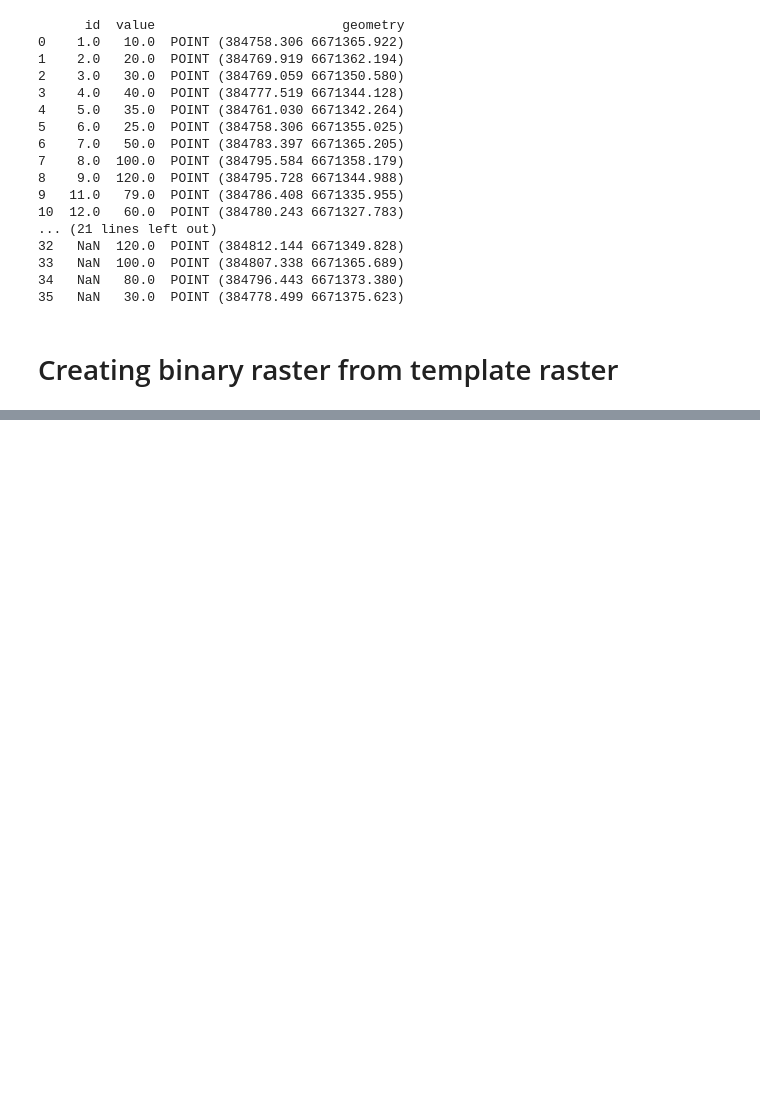
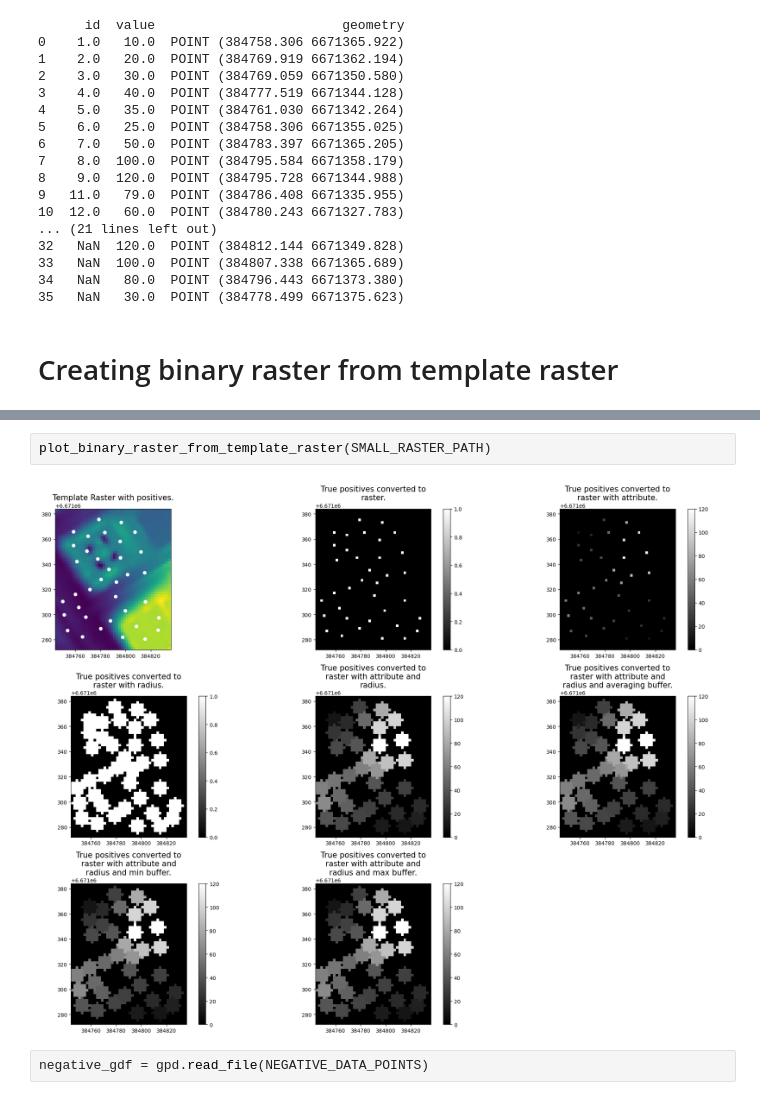
Before and after one commit to GispoCoding/eis_toolkit, a Jupyter notebook: notebooks/testing_points_to_raster.ipynb, the cells around one changed output, grey strips where cells are left out. Drawn from its saved outputs; the diff is of its cells as text; blank space fills up the shorter version.

```diff
--- a/notebooks/testing_points_to_raster.ipynb
+++ b/notebooks/testing_points_to_raster.ipynb
@@ -46 +142,7 @@ print(gdf)
+# %%
+plot_binary_raster_from_template_raster(SMALL_RASTER_PATH)
+# %% [output]
+[figure, added]
+# %%
+negative_gdf = gpd.read_file(NEGATIVE_DATA_POINTS)
 # %%
```
Also changed, not shown: parts of 5 cells of this notebook, 3 other files.
